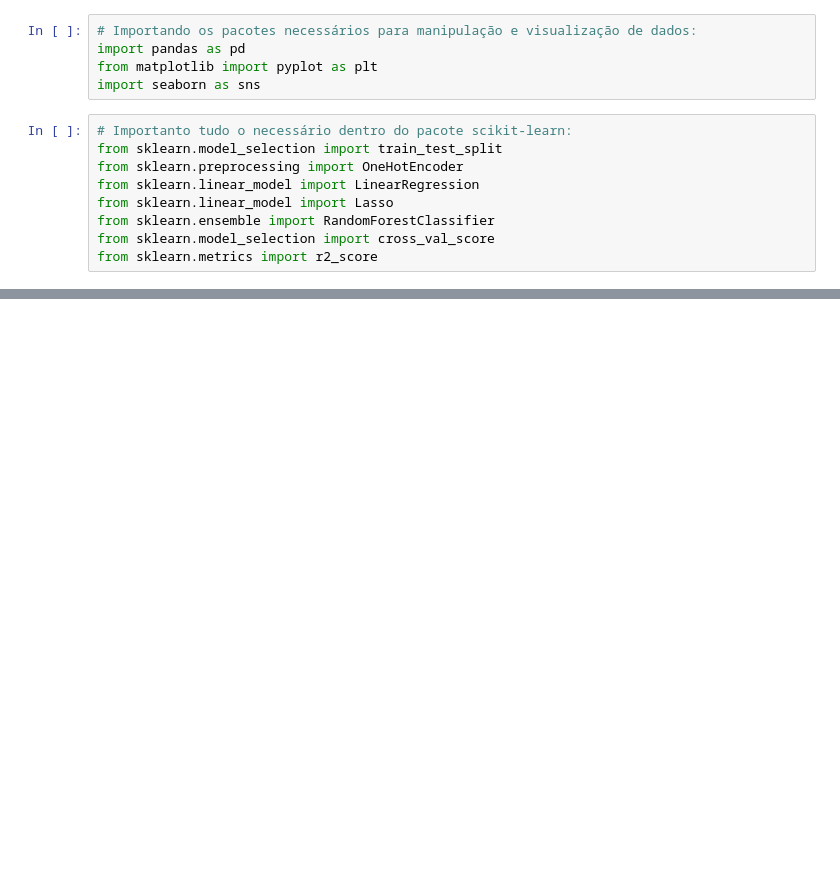
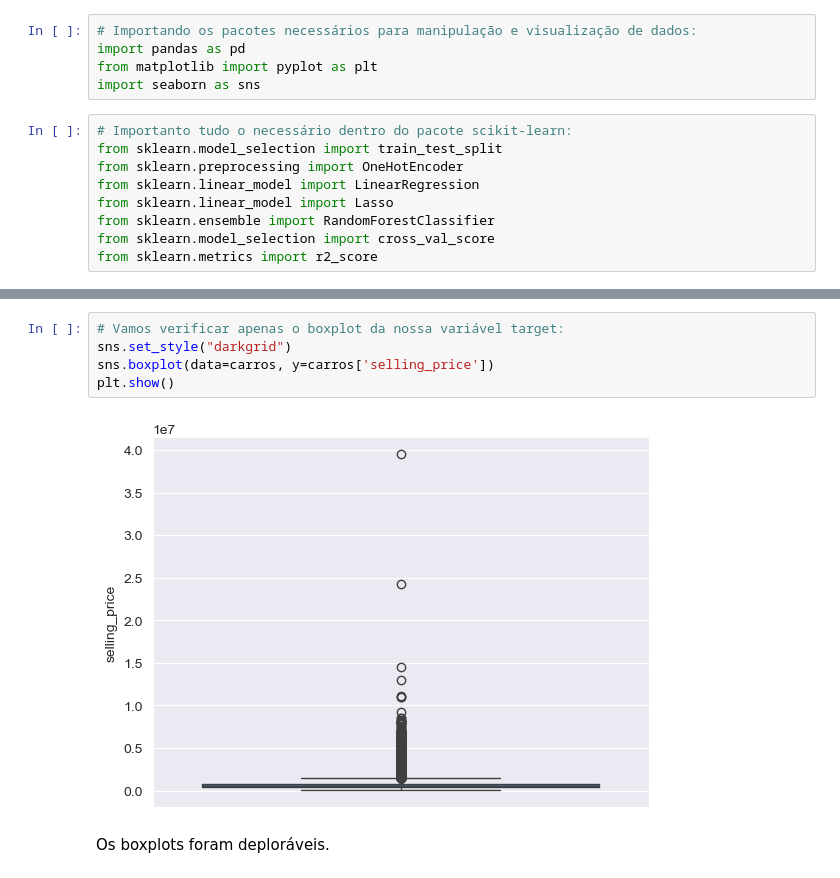
Before and after one commit to rhyanfrazao/proj-predicao-precos-veiculos, a Jupyter notebook: proj-predicao-precos-veiculos.ipynb, the cells around one changed output, grey strips where cells are left out. Drawn from its saved outputs; the diff is of its cells as text; blank space fills up the shorter version.

```diff
--- a/proj-predicao-precos-veiculos.ipynb
+++ b/proj-predicao-precos-veiculos.ipynb
@@ -22,0 +180,9 @@ from sklearn.metrics import r2_score
+# %%
+# Vamos verificar apenas o boxplot da nossa variável target:
+sns.set_style("darkgrid")
+sns.boxplot(data=carros, y=carros['selling_price'])
+plt.show()
+# %% [output]
+[figure, added]
+# %% [markdown]
+Os boxplots foram deploráveis.
```
Also changed, not shown: parts of 17 cells of this notebook.
